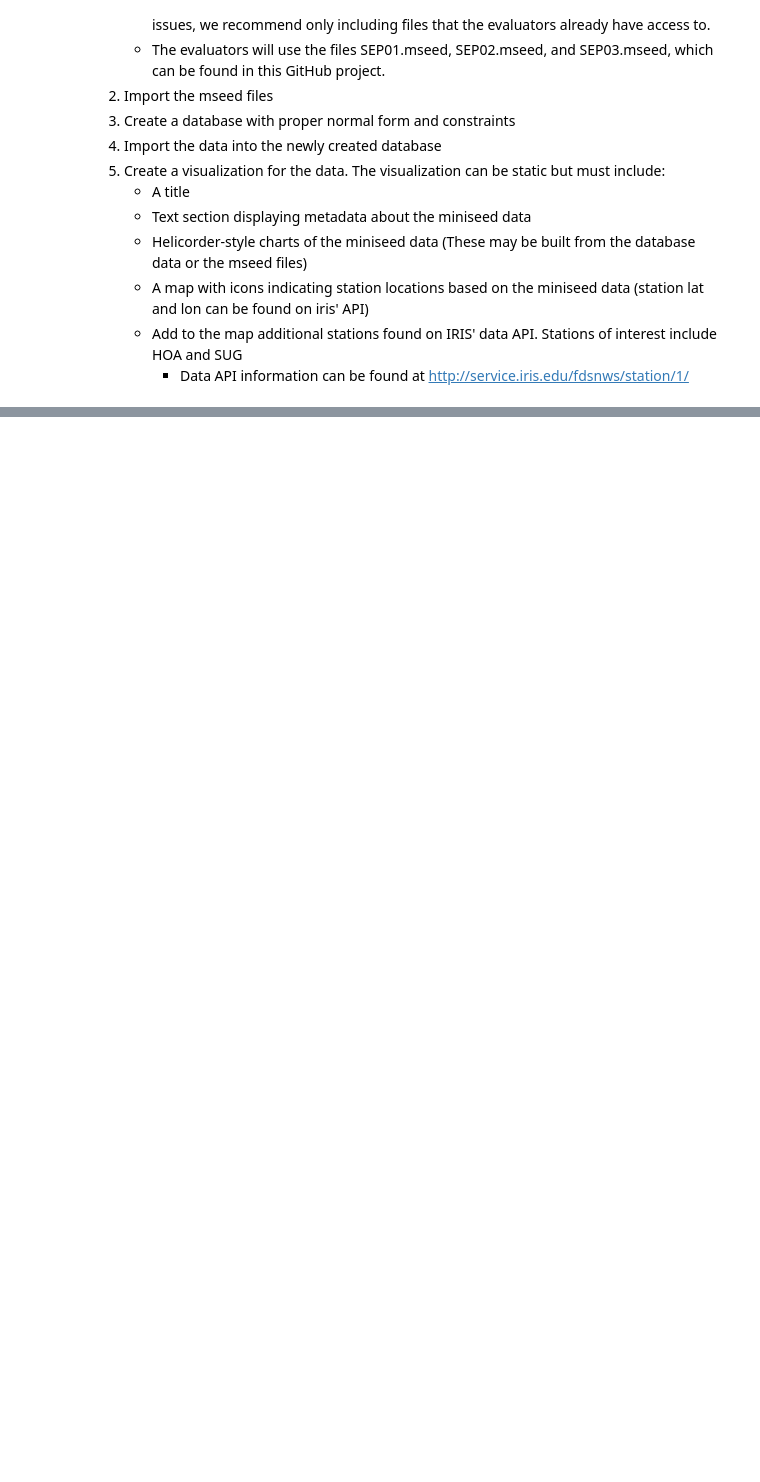
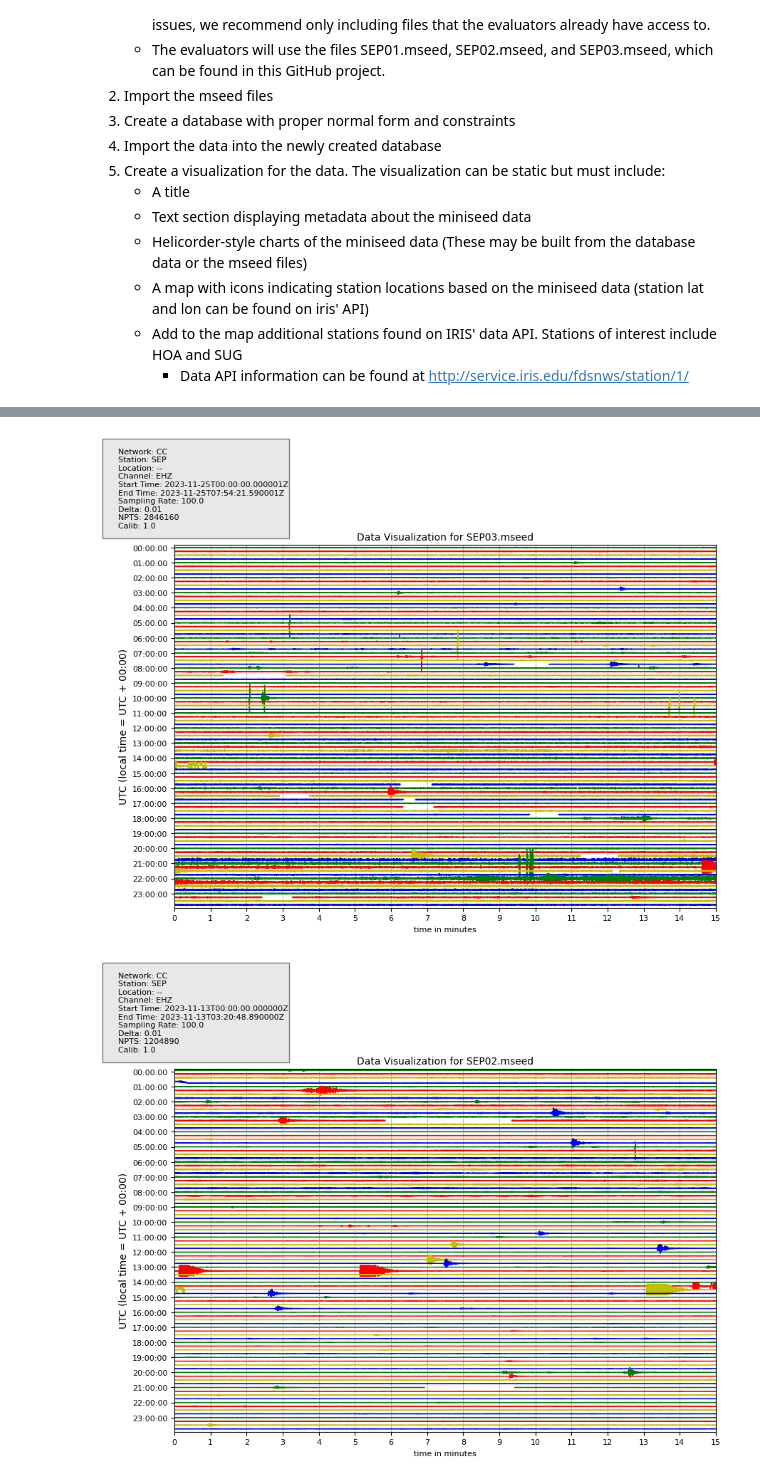
Before and after one commit to ripisan/wang.r.elliott-USGS, a Jupyter notebook: main.ipynb, the cells around one changed output, grey strips where cells are left out. Cells and saved outputs as stored; diff of their text form; code cells hidden in the pictures; blank space fills up the shorter version.

Commit message:
Import mseed files, create and populate database, create visualizations as specified in directions

```diff
--- a/main.ipynb
+++ b/main.ipynb
@@ -31,0 +155,36 @@ cursor = conn.cursor()
+# %%
+#########################
+# Visualization of Data #
+#########################
+
+def plot_data(filePath):
+    result = obspy.read(filePath)
+    trace = result[0]
+
+    metadata_text = f"""
+      Network: {trace.stats.network}
+      Station: {trace.stats.station}
+      Location: {trace.stats.location}
+      Channel: {trace.stats.channel}
+      Start Time: {str(trace.stats.starttime)}
+      End Time: {str(trace.stats.endtime)}
+      Sampling Rate: {trace.stats.sampling_rate}
+      Delta: {trace.stats.delta}
+      NPTS: {trace.stats.npts}
+      Calib: {trace.stats.calib}
+    """
+    fig = plt.figure(figsize=(10, 6))
+    fig.text(0.02, 0.97, metadata_text, fontsize=8, bbox={'facecolor': 'lightgray', 'alpha': 0.5, 'pad': 1})
+    result.plot(type='dayplot', color=['g','r','y','b'], fig=fig, title=f"Data Visualization for {filePath}")
+    plt.show()
+
+try:
+    for mseed in os.listdir('/content/'):
+      if mseed.endswith('.mseed'):
+        plot_data(mseed)
+
+except Exception as e:
+    print(f"An error occurred: {e}")
+# %% [output]
+[figure, added]
+[figure, added]
```
Also changed, not shown: parts of 8 cells of this notebook.
